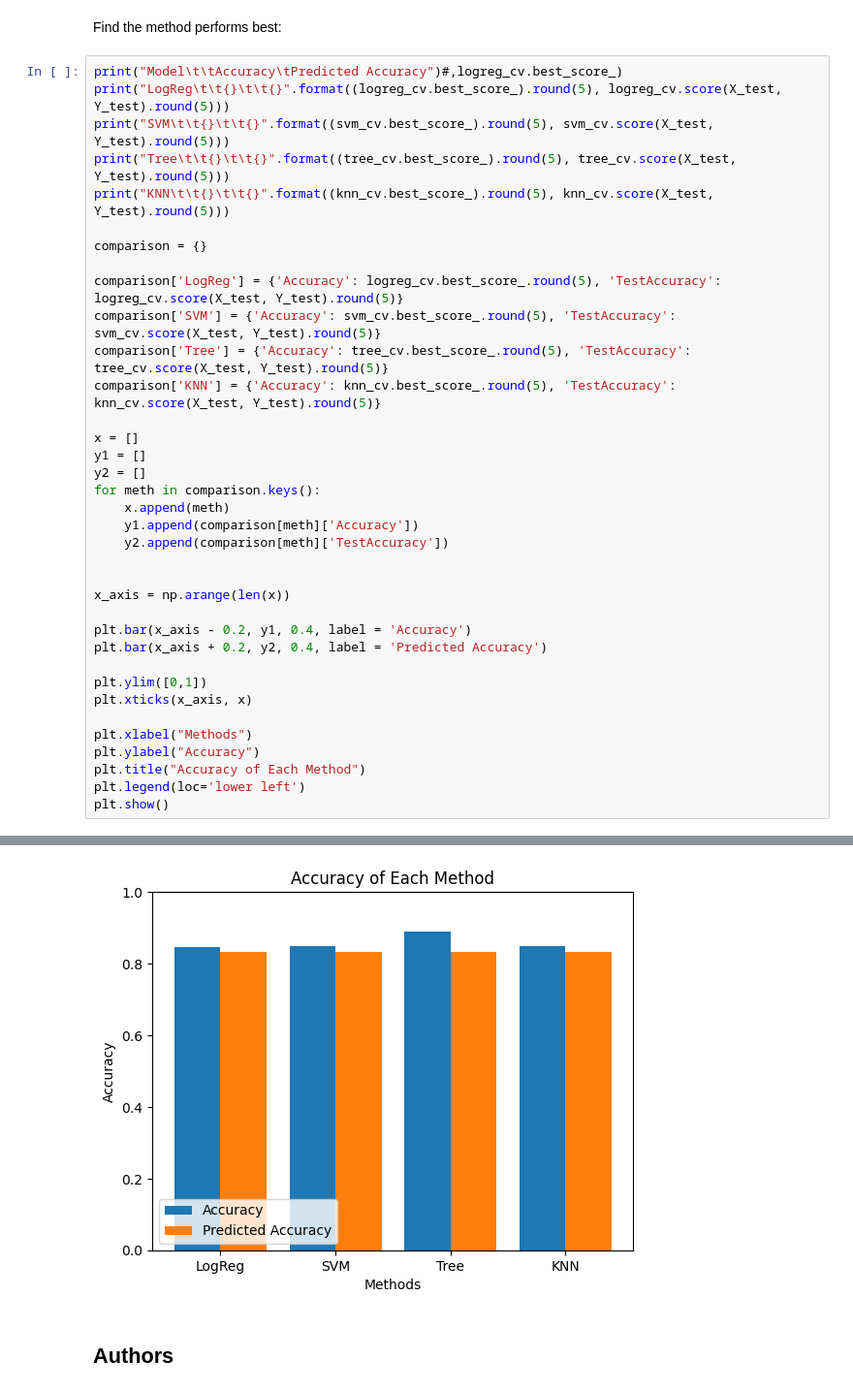
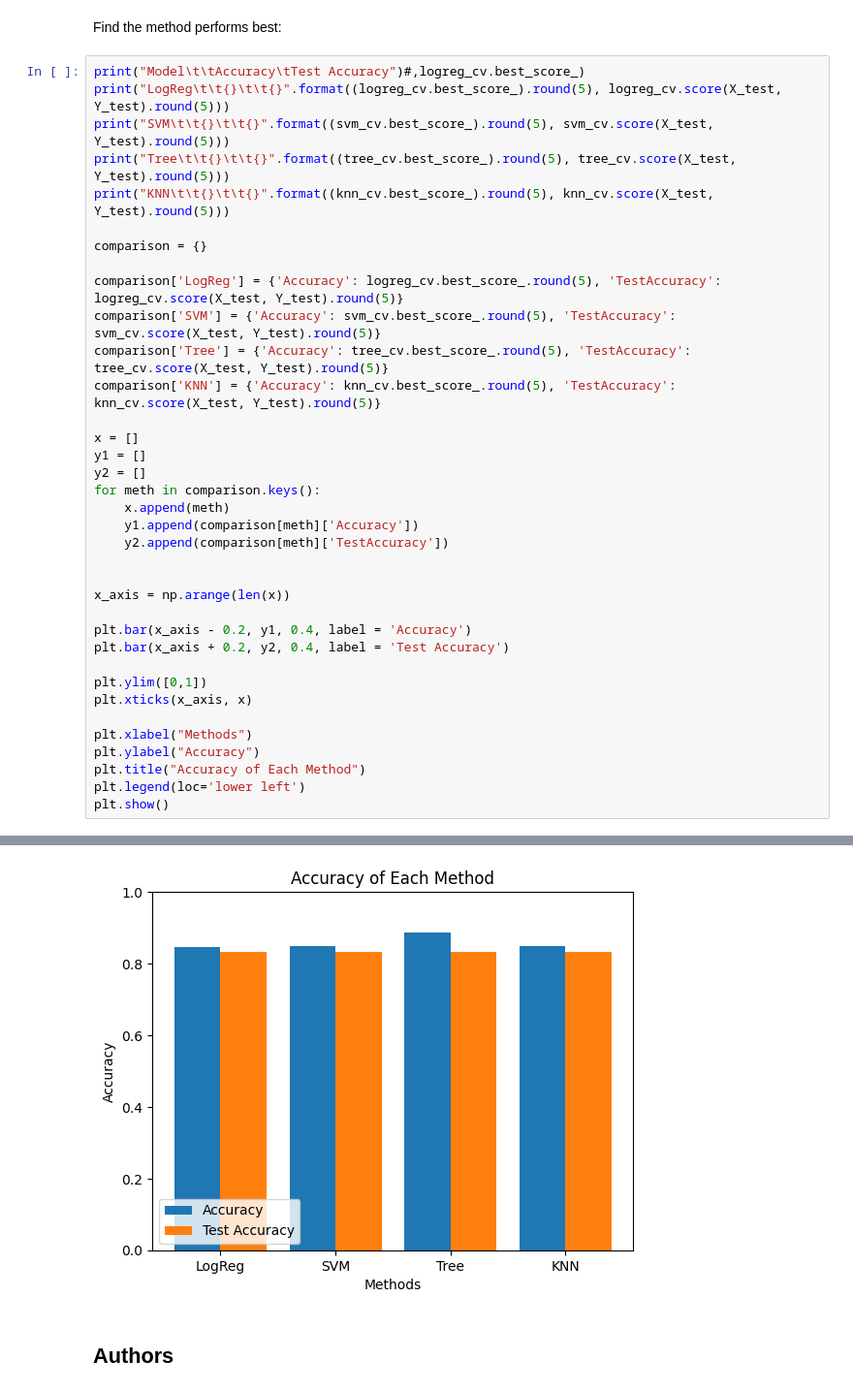
Before and after one commit to deejohansen/SpaceX_Capstone, a Jupyter notebook: 08_SpaceX_Machine Learning Prediction.ipynb, the cells around one changed output, grey strips where cells are left out. Shown at 97% size. Cells and saved outputs as stored; diff of their text form.

```diff
--- a/08_SpaceX_Machine Learning Prediction.ipynb
+++ b/08_SpaceX_Machine Learning Prediction.ipynb
@@ -352,7 +352,7 @@ plot_confusion_matrix(Y_test,yhat)
 # %% [markdown]
 Find the method performs best:
 # %%
-print("Model\t\tAccuracy\tPredicted Accuracy")#,logreg_cv.best_score_)
+print("Model\t\tAccuracy\tTest Accuracy")#,logreg_cv.best_score_)
 print("LogReg\t\t{}\t\t{}".format((logreg_cv.best_score_).round(5), logreg_cv.score(X_test, Y_test).round(5)))
 print("SVM\t\t{}\t\t{}".format((svm_cv.best_score_).round(5), svm_cv.score(X_test, Y_test).round(5)))
 print("Tree\t\t{}\t\t{}".format((tree_cv.best_score_).round(5), tree_cv.score(X_test, Y_test).round(5)))
@@ -377,7 +377,7 @@ for meth in comparison.keys():
 x_axis = np.arange(len(x))
 
 plt.bar(x_axis - 0.2, y1, 0.4, label = 'Accuracy')
-plt.bar(x_axis + 0.2, y2, 0.4, label = 'Predicted Accuracy')
+plt.bar(x_axis + 0.2, y2, 0.4, label = 'Test Accuracy')
 
 plt.ylim([0,1])
 plt.xticks(x_axis, x)
@@ -395,5 +395,5 @@ Tree            0.88929         0.83333
 KNN             0.84821         0.83333
-[figure, old version]
+[figure, new version]
 # %% [markdown]
 ## Authors
 # %% [markdown]
```
Also changed, not shown: parts of 3 cells of this notebook.
